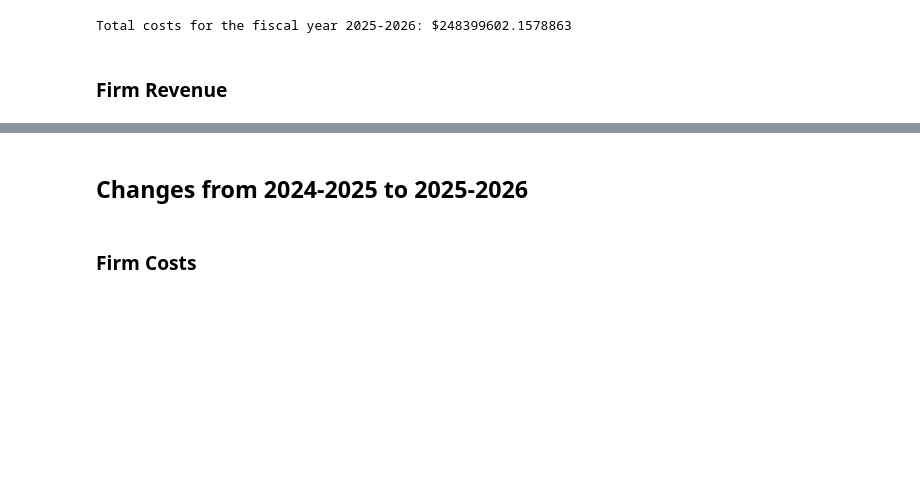
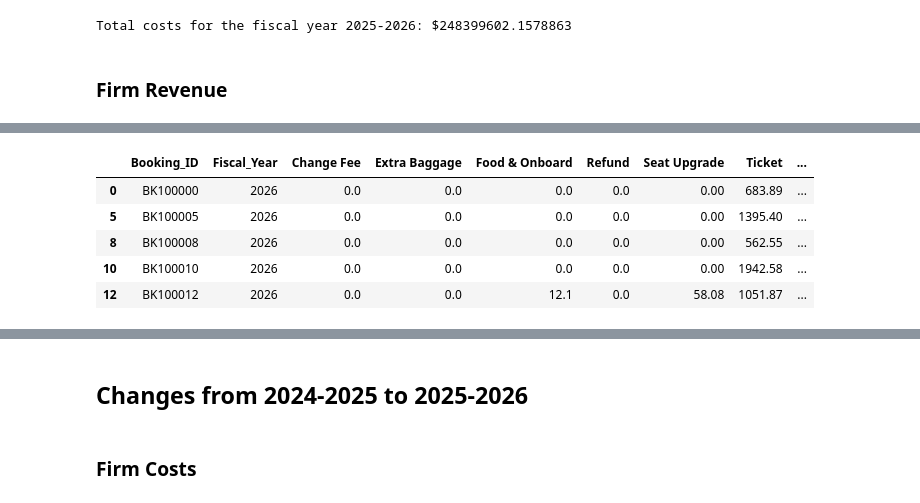
Before and after one commit to noahhynds/first-byte-2026, a Jupyter notebook: notebooks/02_financial_analysis.ipynb, the cells around one changed output, grey strips where cells are left out. Cells and saved outputs as stored; diff of their text form; code cells hidden in the pictures; blank space fills up the shorter version.

```diff
--- a/notebooks/02_financial_analysis.ipynb
+++ b/notebooks/02_financial_analysis.ipynb
@@ -342,0 +360,10 @@ Total costs for the fiscal year 2025-2026: $248399602.1578863
+# %%
+bookings_2526 = bookings[bookings["Fiscal_Year"] == 2026].copy()
+bookings_2526.head()
+# %% [output]
+|  | Booking_ID | Fiscal_Year | Change Fee | Extra Baggage | Food & Onboard | Refund | Seat Upgrade | Ticket | ... |
+| 0 | BK100000 | 2026 | 0.0 | 0.0 | 0.0 | 0.0 | 0.00 | 683.89 | ... |
+| 5 | BK100005 | 2026 | 0.0 | 0.0 | 0.0 | 0.0 | 0.00 | 1395.40 | ... |
+| 8 | BK100008 | 2026 | 0.0 | 0.0 | 0.0 | 0.0 | 0.00 | 562.55 | ... |
+| 10 | BK100010 | 2026 | 0.0 | 0.0 | 0.0 | 0.0 | 0.00 | 1942.58 | ... |
+| 12 | BK100012 | 2026 | 0.0 | 0.0 | 12.1 | 0.0 | 58.08 | 1051.87 | ... |
```
Also changed, not shown: parts of 12 cells of this notebook.
